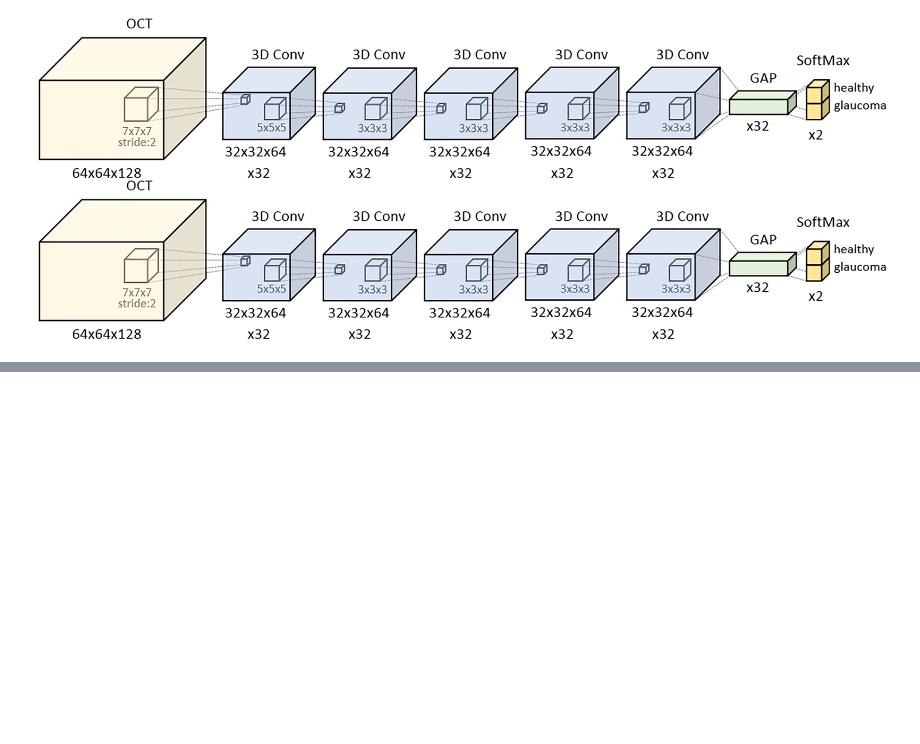
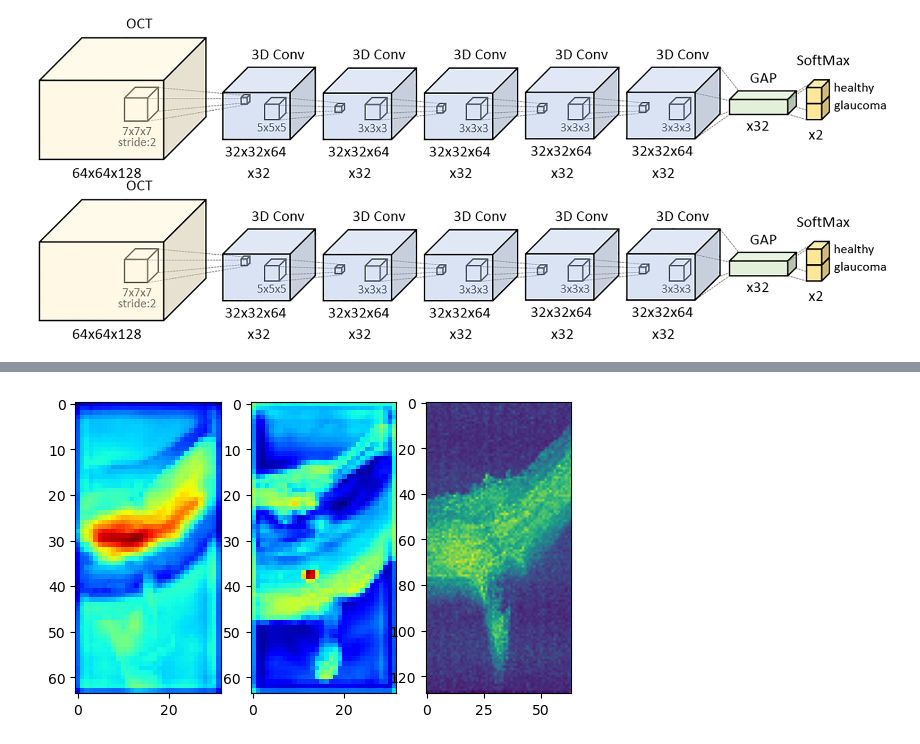
Before and after one commit to tbchuotmd/OCTCV, a Jupyter notebook: p5_Modeling/modeling.ipynb, the cells around one changed output, grey strips where cells are left out. Saved outputs shown, nothing was run; the diff lists cells and outputs as text; code cells hidden in the pictures; blank space fills up the shorter version.

```diff
--- a/p5_Modeling/modeling.ipynb
+++ b/p5_Modeling/modeling.ipynb
@@ -169,3 +377,7 @@ plt.title('AUC over Epochs')
+# %%
+plotCAMsettrio(20)
+# %% [output]
+[figure, added]
 # %%
 def plotCAM(sample=0, classIndex=1, model=model,ax=None):
     from keras import Model as kerasModel
```
Also changed, not shown: parts of 23 cells of this notebook, 7 other files.
